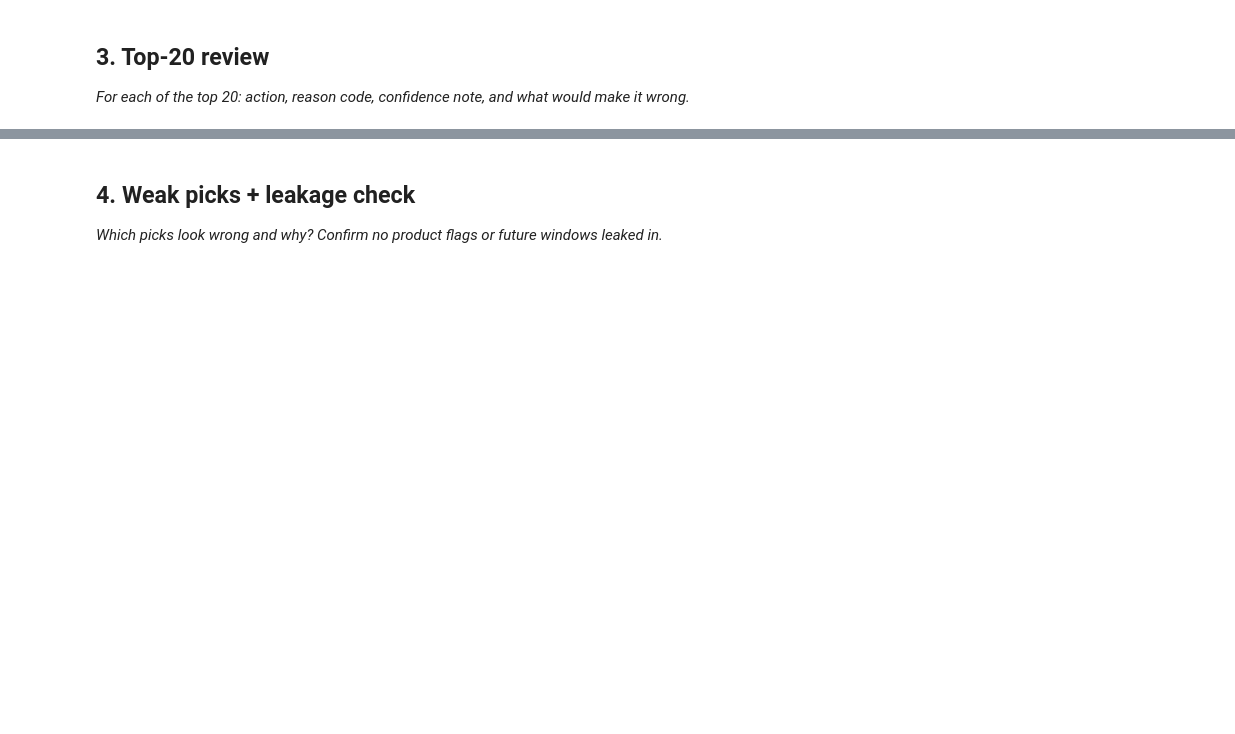
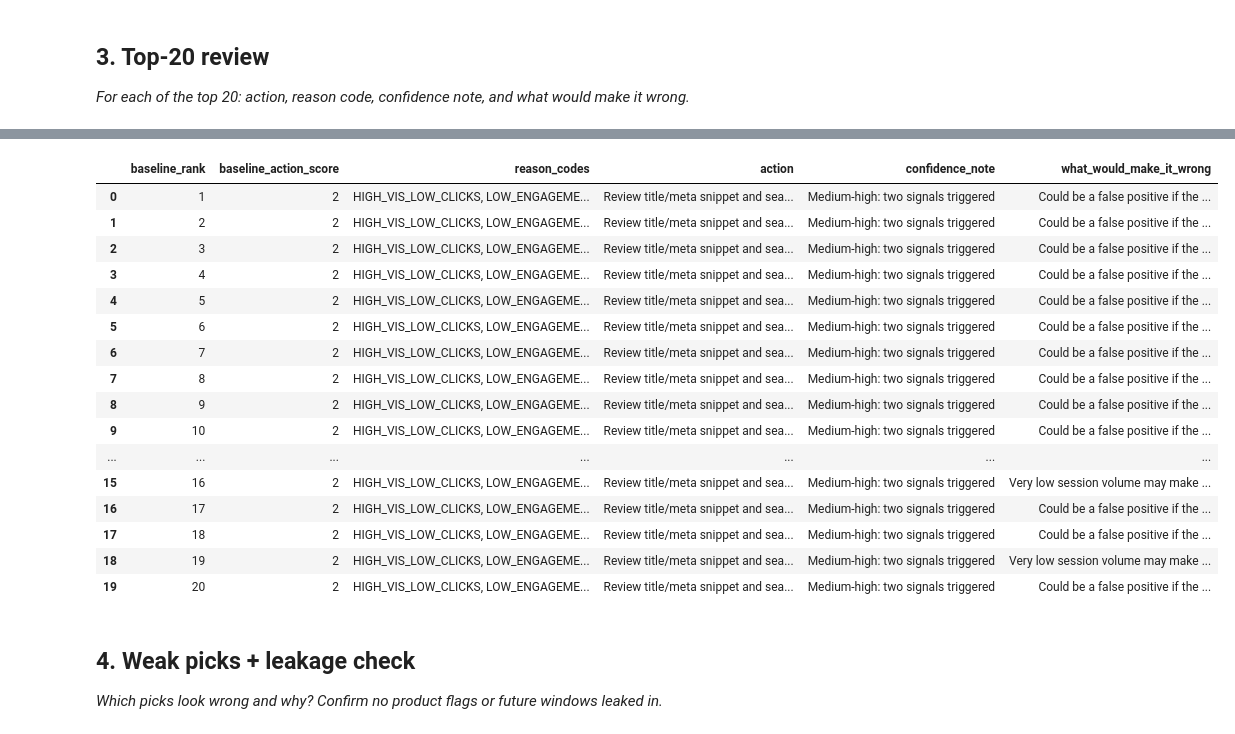
Before and after one commit to hydroz3/flyrank-ml-intern, a Jupyter notebook: work/notebooks/w04_baseline_score.ipynb, the cells around one changed output, grey strips where cells are left out. Cells and saved outputs as stored; diff of their text form; code cells hidden in the pictures; blank space fills up the shorter version.

```diff
--- a/work/notebooks/w04_baseline_score.ipynb
+++ b/work/notebooks/w04_baseline_score.ipynb
@@ -30,3 +610,54 @@ This skeleton is yours to fill. Work the sections **in order** — each one has
+# %%
+top20["action"] = top20["reason_codes"].apply(get_action)
+# %%
+top20["confidence_note"] = top20["baseline_action_score"].map({
+    3: "High: multiple baseline signals triggered",
+    2: "Medium-high: two signals triggered",
+    1: "Medium: one signal triggered"
+})
+# %%
+def wrong_reason(row):
+    if row["gsc_impressions"] <= 5:
+        return "Very small search volume may make the ratios unstable"
+
+    if row["ga4_sessions"] <= 1:
+        return "Very low session volume may make engagement metrics unreliable"
+
+    return "Could be a false positive if the page is intentionally low-traffic or serves a niche intent"
+# %%
+top20["what_would_make_it_wrong"] = top20.apply(
+    wrong_reason,
+    axis=1
+)
+# %%
+top20[
+    [
+        "baseline_rank",
+        "baseline_action_score",
+        "reason_codes",
+        "action",
+        "confidence_note",
+        "what_would_make_it_wrong"
+    ]
+]
+# %% [output]
+|  | baseline_rank | baseline_action_score | reason_codes | action | confidence_note | what_would_make_it_wrong |
+| 0 | 1 | 2 | HIGH_VIS_LOW_CLICKS, LOW_ENGAGEME... | Review title/meta snippet and sea... | Medium-high: two signals triggered | Could be a false positive if the ... |
+| 1 | 2 | 2 | HIGH_VIS_LOW_CLICKS, LOW_ENGAGEME... | Review title/meta snippet and sea... | Medium-high: two signals triggered | Could be a false positive if the ... |
+| 2 | 3 | 2 | HIGH_VIS_LOW_CLICKS, LOW_ENGAGEME... | Review title/meta snippet and sea... | Medium-high: two signals triggered | Could be a false positive if the ... |
+| 3 | 4 | 2 | HIGH_VIS_LOW_CLICKS, LOW_ENGAGEME... | Review title/meta snippet and sea... | Medium-high: two signals triggered | Could be a false positive if the ... |
+| 4 | 5 | 2 | HIGH_VIS_LOW_CLICKS, LOW_ENGAGEME... | Review title/meta snippet and sea... | Medium-high: two signals triggered | Could be a false positive if the ... |
+| 5 | 6 | 2 | HIGH_VIS_LOW_CLICKS, LOW_ENGAGEME... | Review title/meta snippet and sea... | Medium-high: two signals triggered | Could be a false positive if the ... |
+| 6 | 7 | 2 | HIGH_VIS_LOW_CLICKS, LOW_ENGAGEME... | Review title/meta snippet and sea... | Medium-high: two signals triggered | Could be a false positive if the ... |
+| 7 | 8 | 2 | HIGH_VIS_LOW_CLICKS, LOW_ENGAGEME... | Review title/meta snippet and sea... | Medium-high: two signals triggered | Could be a false positive if the ... |
+| 8 | 9 | 2 | HIGH_VIS_LOW_CLICKS, LOW_ENGAGEME... | Review title/meta snippet and sea... | Medium-high: two signals triggered | Could be a false positive if the ... |
+| 9 | 10 | 2 | HIGH_VIS_LOW_CLICKS, LOW_ENGAGEME... | Review title/meta snippet and sea... | Medium-high: two signals triggered | Could be a false positive if the ... |
+| ... | ... | ... | ... | ... | ... | ... |
+| 15 | 16 | 2 | HIGH_VIS_LOW_CLICKS, LOW_ENGAGEME... | Review title/meta snippet and sea... | Medium-high: two signals triggered | Very low session volume may make ... |
+| 16 | 17 | 2 | HIGH_VIS_LOW_CLICKS, LOW_ENGAGEME... | Review title/meta snippet and sea... | Medium-high: two signals triggered | Could be a false positive if the ... |
+| 17 | 18 | 2 | HIGH_VIS_LOW_CLICKS, LOW_ENGAGEME... | Review title/meta snippet and sea... | Medium-high: two signals triggered | Could be a false positive if the ... |
+| 18 | 19 | 2 | HIGH_VIS_LOW_CLICKS, LOW_ENGAGEME... | Review title/meta snippet and sea... | Medium-high: two signals triggered | Very low session volume may make ... |
+| 19 | 20 | 2 | HIGH_VIS_LOW_CLICKS, LOW_ENGAGEME... | Review title/meta snippet and sea... | Medium-high: two signals triggered | Could be a false positive if the ... |
 # %% [markdown]
 ## 4. Weak picks + leakage check
 
```
Also changed, not shown: parts of 49 cells of this notebook.
